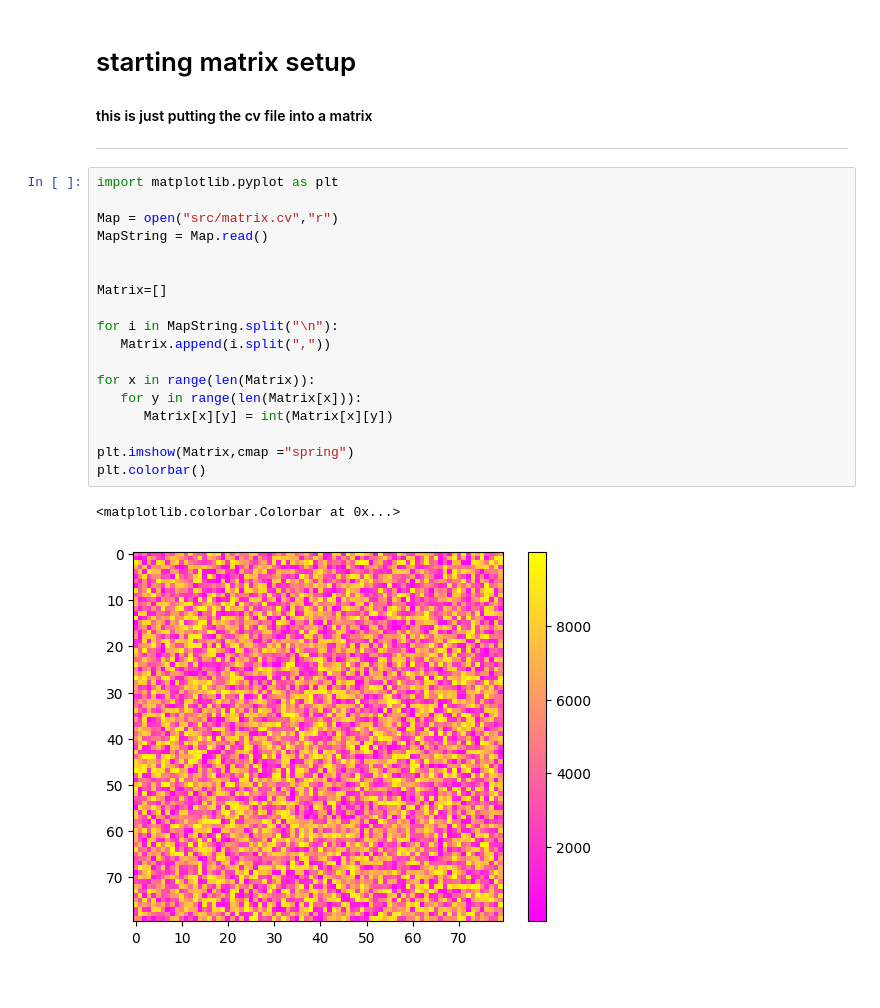
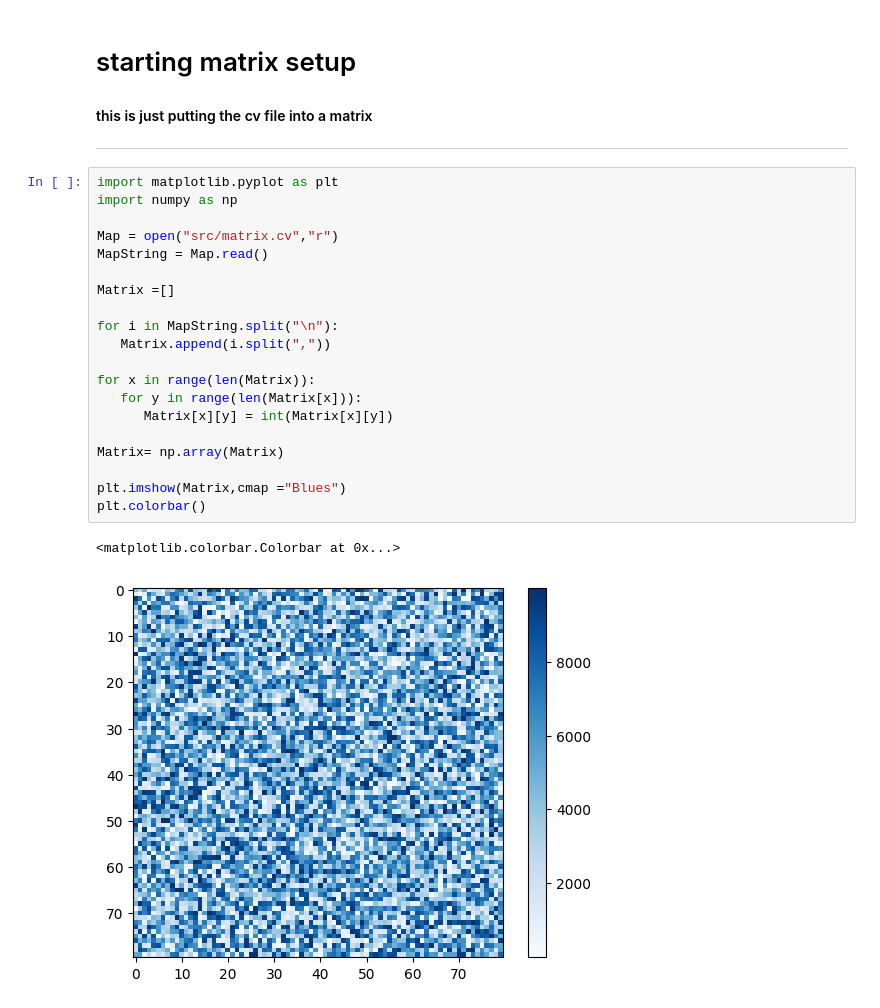
Before and after one commit to R-Matta-1/ProjectEulerProblems, a Jupyter notebook: Problems81-83/problem82.ipynb, the cells around one changed output. Drawn from its saved outputs; the diff is of its cells as text.

```diff
--- a/Problems81-83/problem82.ipynb
+++ b/Problems81-83/problem82.ipynb
@@ -19,22 +19,24 @@ Find the minimal path sum from the left column to the right column in <a href="r
 ---
 # %%
 import matplotlib.pyplot as plt
+import numpy as np
 
 Map = open("src/matrix.cv","r")
 MapString = Map.read()
 
-
-Matrix=[]
+Matrix =[]
 
 for i in MapString.split("\n"):
    Matrix.append(i.split(","))
 
 for x in range(len(Matrix)):
    for y in range(len(Matrix[x])):
       Matrix[x][y] = int(Matrix[x][y])
 
-plt.imshow(Matrix,cmap ="spring")
+Matrix= np.array(Matrix)
+
+plt.imshow(Matrix,cmap ="Blues")
 plt.colorbar()
 # %% [output]
 <matplotlib.colorbar.Colorbar at 0x...>
-[figure, old version]
+[figure, new version]
```
Also changed, not shown: parts of 2 cells of this notebook, 3 other files.
